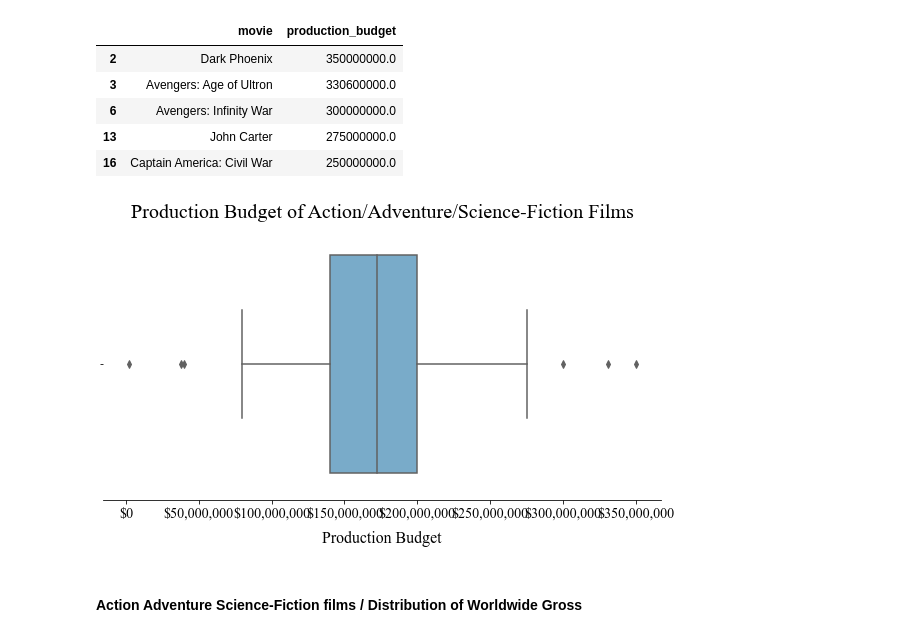
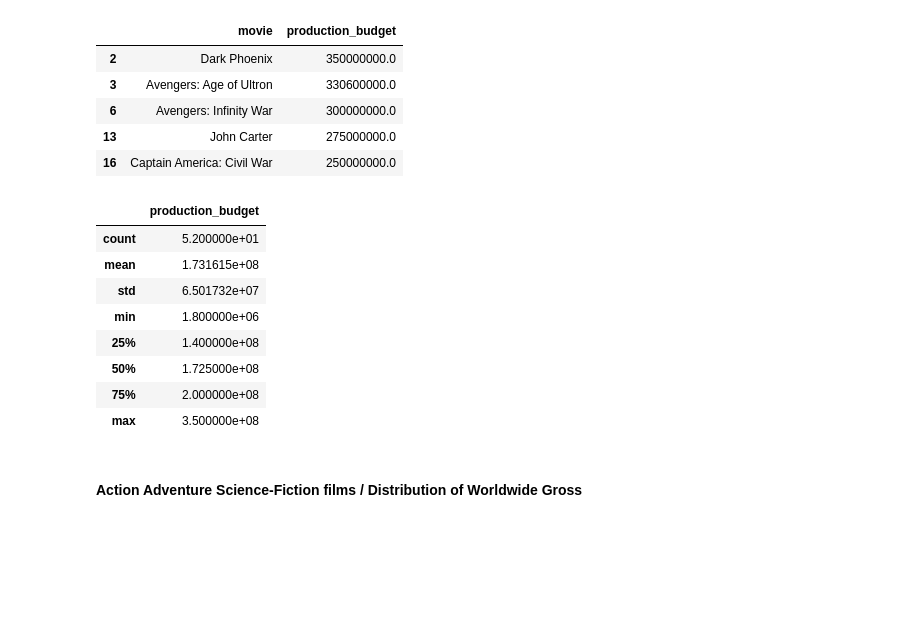
Before and after one commit to ran0027/microsoft_movie_analysis, a Jupyter notebook: Presentation.ipynb, the cells around one changed output. Cells and saved outputs as stored; diff of their text form; code cells hidden in the pictures; blank space fills up the shorter version.

```diff
--- a/Presentation.ipynb
+++ b/Presentation.ipynb
@@ -320,28 +322,18 @@ genre1_budget.head()
 | 6 | Avengers: Infinity War | 300000000.0 |
 | 13 | John Carter | 275000000.0 |
 | 16 | Captain America: Civil War | 250000000.0 |
-# %%
-fig, ax = plt.subplots(figsize=(10,5))
-
-sns.boxplot(genre1_budget['production_budget'], ax=ax, palette='Blues_r')
-
-ax.set_title('Production Budget of Action/Adventure/Science-Fiction Films', fontsize=20, pad=10, fontname='Times New Roman')
-ax.set_xlabel('Production Budget', fontsize=16, labelpad=10, fontname='Times New Roman')
-[t.set_fontname('Times New Roman') for t in ax.xaxis.get_ticklabels() ]
-[ t.set_fontsize(14) for t in ax.xaxis.get_ticklabels() ]
-
-# don't show the axes spines
-ax.spines['left'].set_visible(False)
-ax.spines['right'].set_visible(False)
-ax.spines['bottom'].set_visible(True)
-ax.spines['top'].set_visible(False)
-
-gross_fmt = mpl.ticker.StrMethodFormatter('${x:,.0f}')
-ax.xaxis.set_major_formatter(gross_fmt)
-
-fig.savefig('Images/top_genre_distribution', bbox_inches='tight');
-# %% [output]
-[figure, removed]
+# %%
+genre1_budget.describe()
+# %% [output]
+|  | production_budget |
+| count | 5.200000e+01 |
+| mean | 1.731615e+08 |
+| std | 6.501732e+07 |
+| min | 1.800000e+06 |
+| 25% | 1.400000e+08 |
+| 50% | 1.725000e+08 |
+| 75% | 2.000000e+08 |
+| max | 3.500000e+08 |
 # %% [markdown]
 #### Action Adventure Science-Fiction films / Distribution of Worldwide Gross
 # %% [markdown]
```
Also changed, not shown: parts of 3 cells of this notebook, 1 other file.
